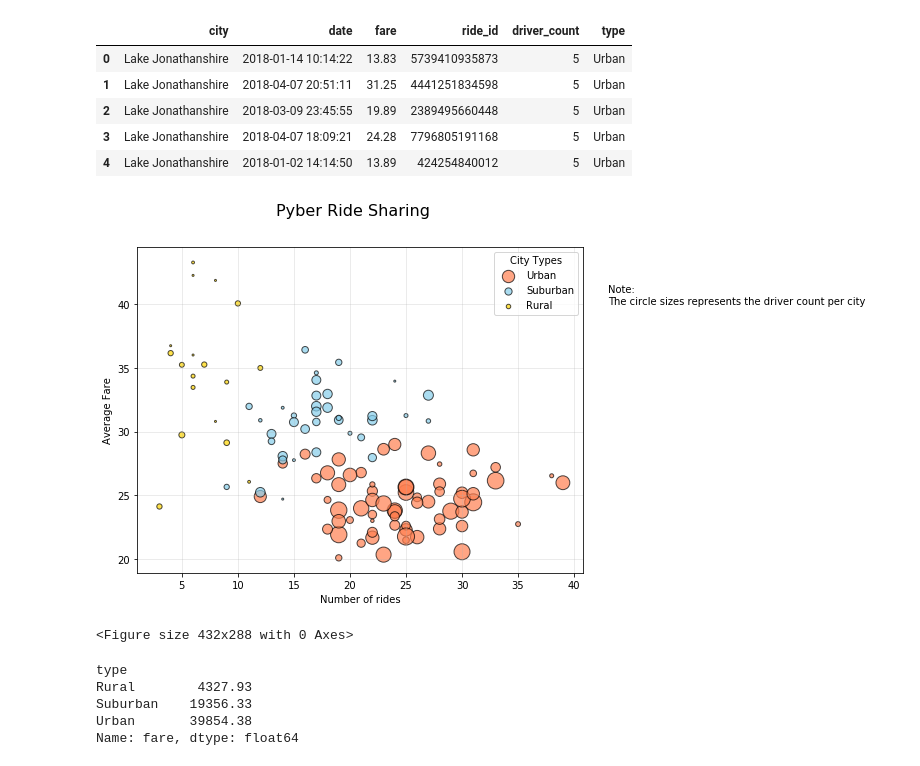
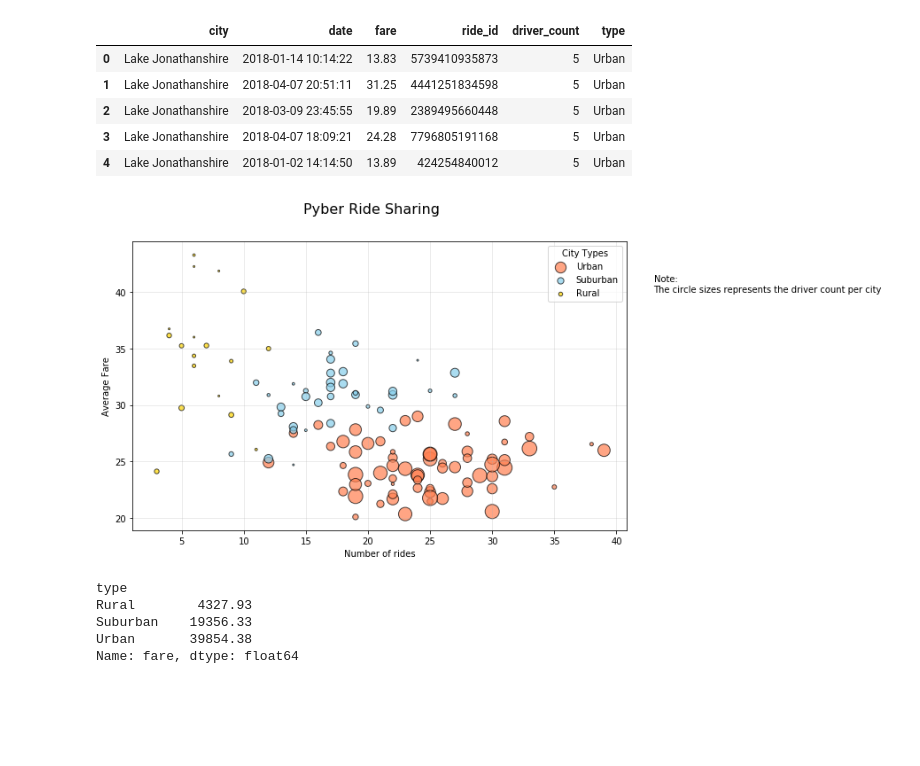
Before and after one commit to Erick-GR/Pyber, a Jupyter notebook: pyber.ipynb, the cells around one changed output. Cells and saved outputs as stored; diff of their text form; code cells hidden in the pictures; blank space fills up the shorter version.

Commit message:
Images uploaded

```diff
--- a/pyber.ipynb
+++ b/pyber.ipynb
@@ -71,24 +71,23 @@ rural_ave = rural_tot_fare / rural_rides
 rural_driver = rural_group.apply(lambda x: x.name).index.get_level_values(1)
 # %%
 # plt.scatter(driver_count, city_rides, s=ave_fare)
-fig, pl = plt.subplots(figsize=(8,6))
+fig, pl = plt.subplots(figsize=(10,6))
 fig.suptitle("Pyber Ride Sharing", fontsize = 16)
 
 pl.scatter(urban_rides, urban_ave, s=urban_driver*4, c='coral', alpha=.7, edgecolors='black', label="Urban")
 pl.scatter(suburban_rides, suburban_ave, s=suburban_driver*4, c='skyblue', alpha=.7, edgecolors='black', label="Suburban")
 pl.scatter(rural_rides, rural_ave, s=rural_driver*4, c='gold', alpha=.7, edgecolors='black', label="Rural")
 pl.set_xlabel("Number of rides")
 pl.set_ylabel("Average Fare")
 pl.grid(True, alpha=.3)
 pl.legend(loc="best", title="City Types", markerscale=1)
 pl.text(43,40,"Note:\nThe circle sizes represents the driver count per city")
 
+# plt.subplots_adjust(right=0.9)
+plt.savefig("PyberRideSharing.png", bbox_inches="tight")
 plt.show()
-
-plt.savefig("PyberRideSharing.png")
 # %% [output]
-[figure, old version]
+[figure, new version]
-<Figure size 432x288 with 0 Axes>
 # %%
 # % of Total Fares by City Type
 city_type = merged_csv.copy()
```
Also changed, not shown: parts of 3 cells of this notebook, 4 other files.
